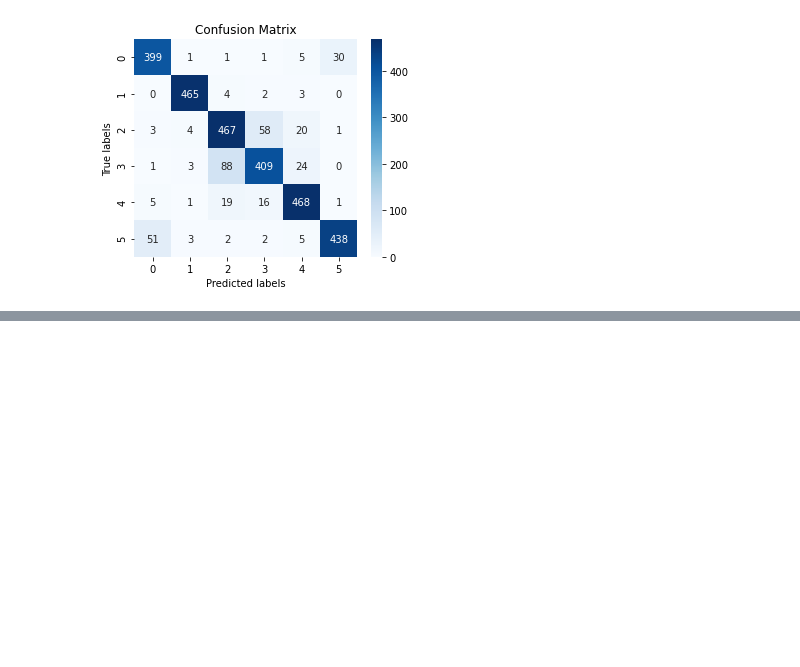
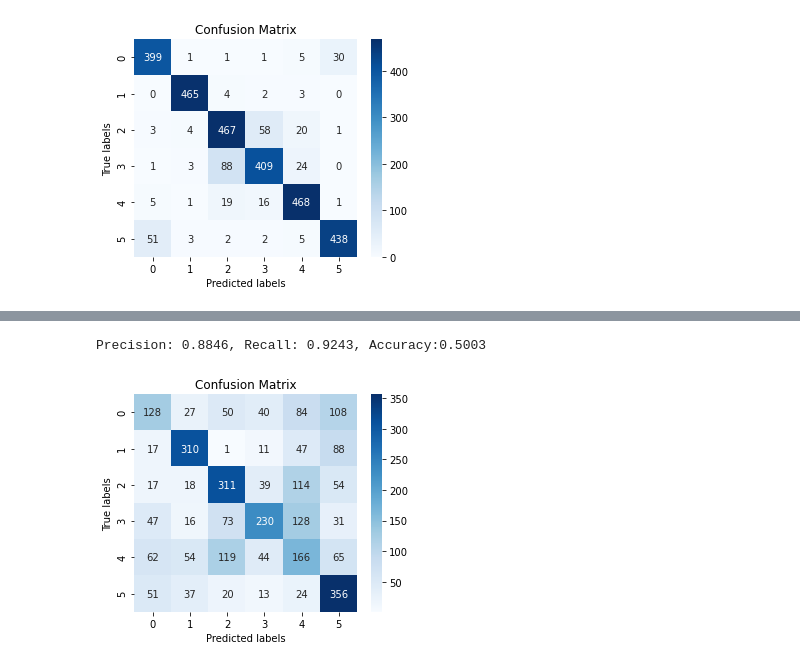
Before and after one commit to MayaHayat/Intel_Classification, a Jupyter notebook: Final image classification - with glacier.ipynb, the cells around one changed output, grey strips where cells are left out. Saved outputs shown, nothing was run; the diff lists cells and outputs as text; code cells hidden in the pictures; blank space fills up the shorter version.

```diff
--- a/Final image classification - with glacier.ipynb
+++ b/Final image classification - with glacier.ipynb
@@ -614,0 +671,20 @@ plt.show()
+# %%
+from tensorflow.keras.metrics import CategoricalAccuracy
+
+pre = Precision()
+re = Recall()
+acc = CategoricalAccuracy()
+
+y_true_all = []
+y_pred_all = []
+
+for batch_test in test.as_numpy_iterator():
+    X, y = batch_test
+    yhat = mlp_model.predict(X, batch_size=128)
+    y_pred = np.argmax(yhat,axis=1)
+    pre.update_state(y, y_pred)
+    re.update_state(y, y_pred)
+    y_true_one_hot = tf.one_hot(y, 6)
+    acc.update_state(y_true_one_hot, yhat)
+    y_true_all = np.concatenate([y_true_all, y])
+    y_pred_all = np.concatenate([y_pred_all, y_pred])
@@ -614,0 +709,16 @@ plt.show()
+# %%
+print("Precision: {:.4f}, Recall: {:.4f}, Accuracy:{:.4f}".format(pre.result(), re.result(), acc.result()))
+# %% [output]
+Precision: 0.8846, Recall: 0.9243, Accuracy:0.5003
+# %%
+conf_matrix = confusion_matrix(y_true_all, y_pred_all)
+
+# Display the confusion matrix using seaborn heatmap
+plt.figure(figsize=(5, 4))
+sns.heatmap(conf_matrix, annot=True, fmt='d', cmap='Blues')
+plt.xlabel('Predicted labels')
+plt.ylabel('True labels')
+plt.title('Confusion Matrix')
+plt.show()
+# %% [output]
+[figure, added]
```
Also changed, not shown: parts of 8 cells of this notebook.
